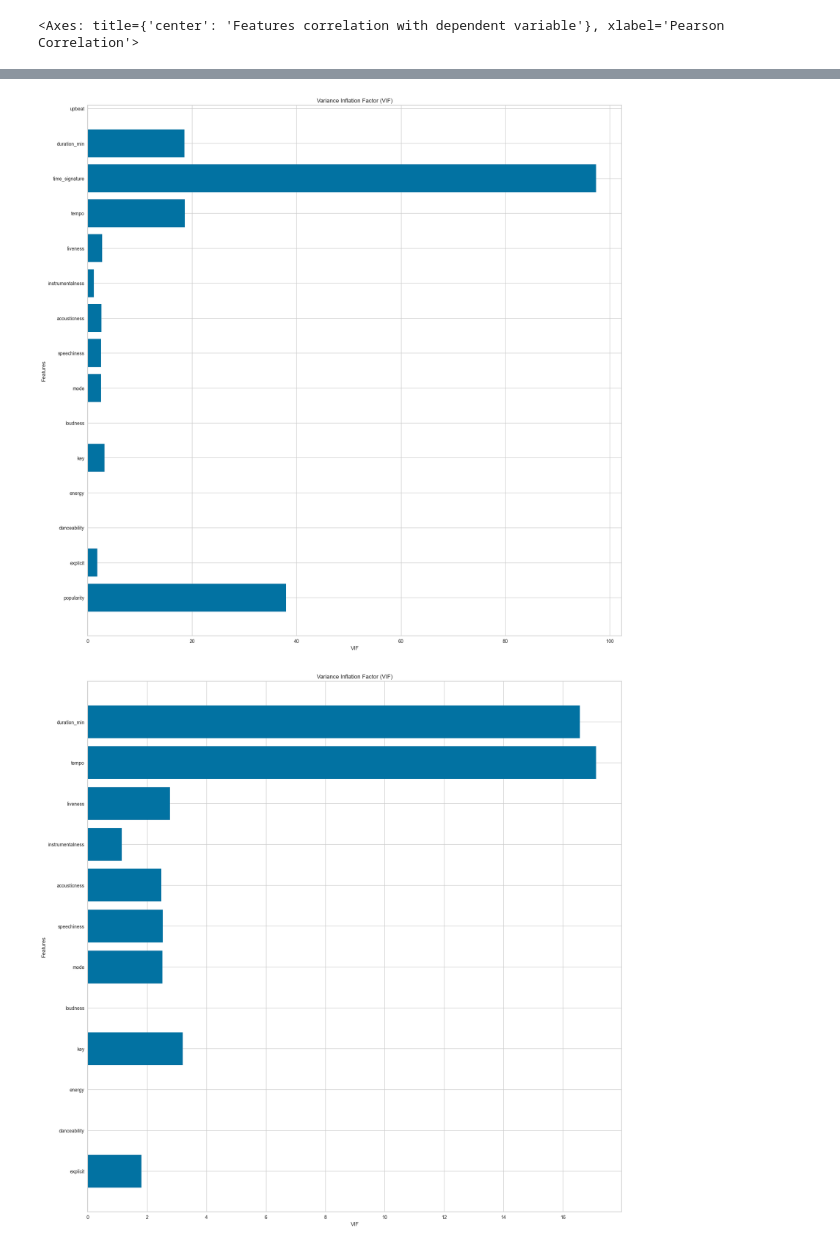
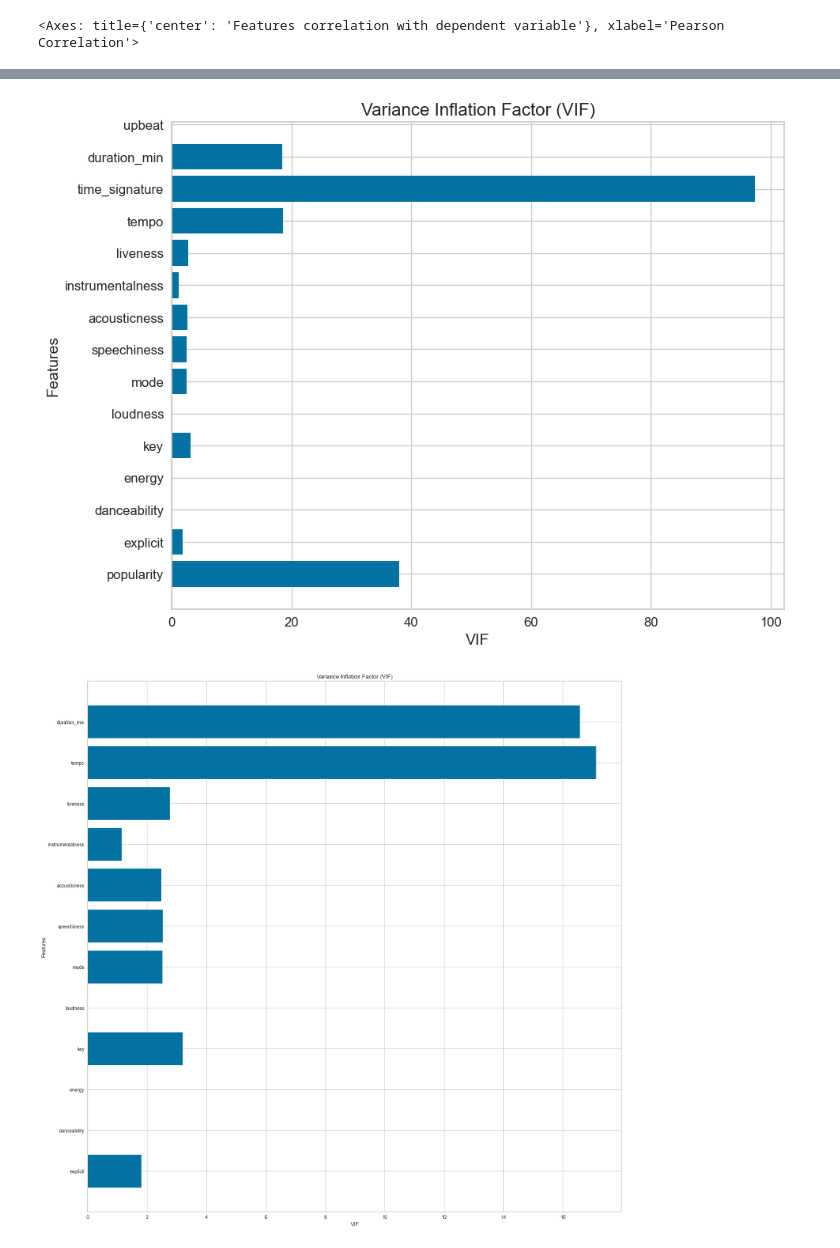
Before and after one commit to Alex-Mak-MCW/SpotifyDataScienceProject, a Jupyter notebook: Recommendation_System/RSFeatureEngineeringwithTransformation.ipynb, the cells around one changed output, grey strips where cells are left out. Saved outputs shown, nothing was run; the diff lists cells and outputs as text; code cells hidden in the pictures.

```diff
--- a/Recommendation_System/RSFeatureEngineeringwithTransformation.ipynb
+++ b/Recommendation_System/RSFeatureEngineeringwithTransformation.ipynb
@@ -246,19 +209,22 @@ discoability         -0.073439  0.702680      1.000000
 # %%
 from statsmodels.stats.outliers_influence import variance_inflation_factor
 
 # Calculate VIF for each independent variable
 vif_data = pd.DataFrame()
 vif_data["feature"] = X.columns
 vif_data["VIF"] = [variance_inflation_factor(X.values, i) for i in range(len(X.columns))]
 
 # Plot VIF
+plt.figure(figsize=(10, 8))  # Adjust the figure size as needed
 plt.barh(vif_data["feature"], vif_data["VIF"])
-plt.xlabel('VIF')
-plt.ylabel('Features')
-plt.title('Variance Inflation Factor (VIF)')
+plt.xlabel('VIF', fontsize=14)  # Adjust font size as needed
+plt.ylabel('Features', fontsize=14)  # Adjust font size as needed
+plt.title('Variance Inflation Factor (VIF)', fontsize=16)  # Adjust font size as needed
+plt.tick_params(axis='both', which='major', labelsize=12)  # Adjust tick label font size as needed
+
 plt.show()
 # %% [output]
-[figure, old version]
+[figure, new version]
 # %%
 X=X.drop(['time_signature', 'popularity' ], axis=1)
 # %%
```
Also changed, not shown: parts of 110 cells of this notebook, 17 other files.
